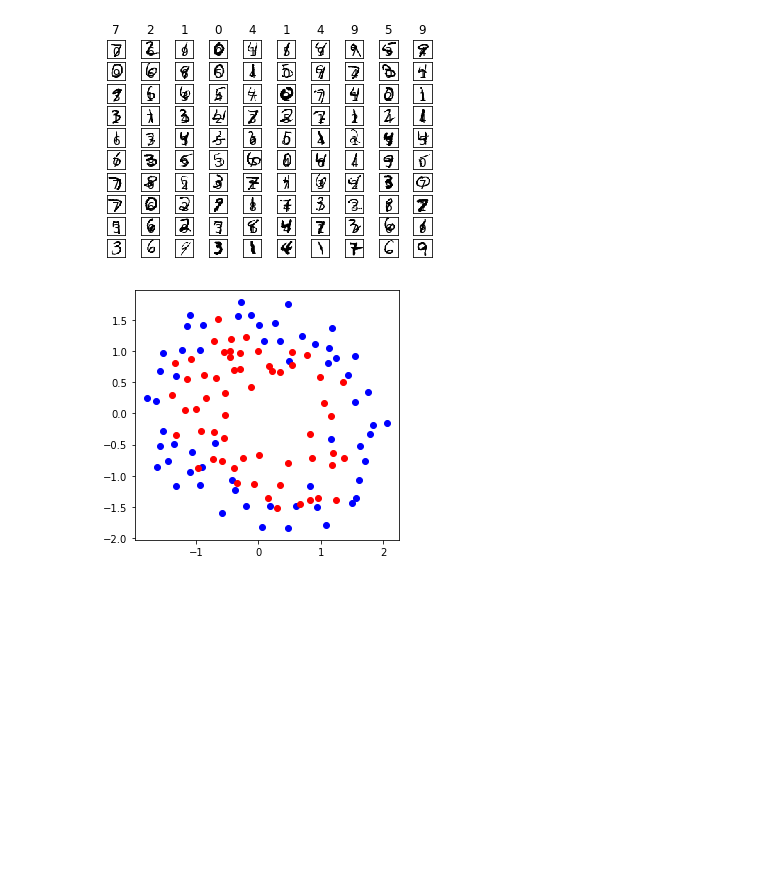
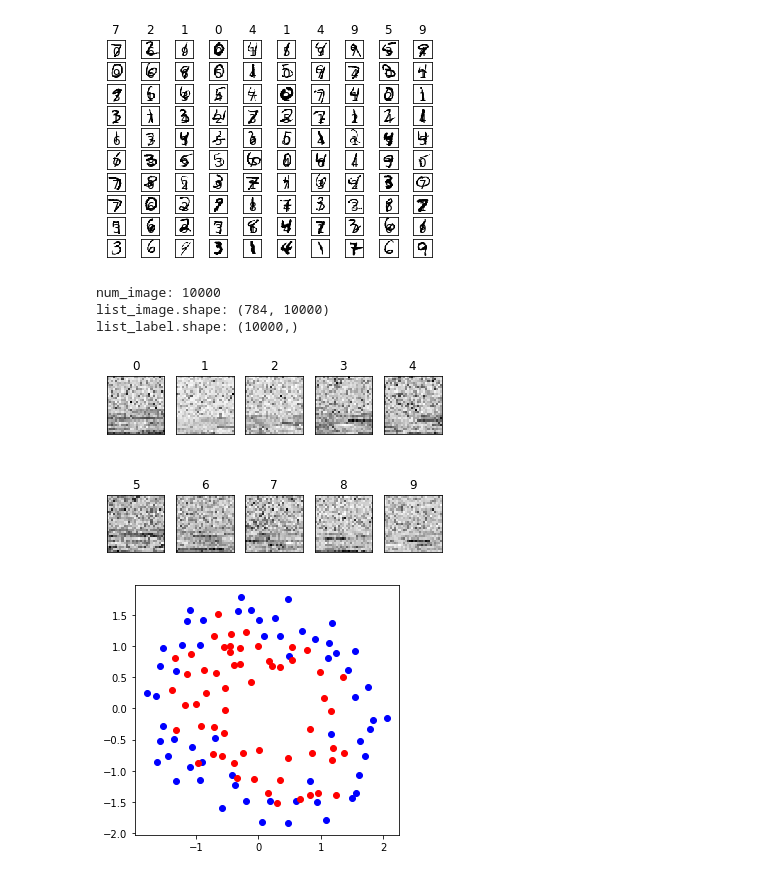
Before and after one commit to SuhyeonHa/MatrixComputation, a Jupyter notebook: Assignment08.ipynb, the cells around one changed output. Cells and saved outputs as stored; diff of their text form; code cells hidden in the pictures; blank space fills up the shorter version.

Commit message:
Plot the average images of the same label for each digit

```diff
--- a/Assignment08.ipynb
+++ b/Assignment08.ipynb
@@ -79,6 +79,59 @@ for i in range(100):
 plt.show()
 # %% [output]
 [figure]
+# %%
+print(f'num_image: {num_image}')
+print(f'list_image.shape: {list_image.shape}')
+print(f'list_label.shape: {list_label.shape}')
+# %% [output]
+num_image: 10000
+list_image.shape: (784, 10000)
+list_label.shape: (10000,)
+# %%
+avg_images = []
+repr_images = []
+num_label = 10
+size_img = size_row * size_col # resolution
+# repr_img = np.zeros((size_row, size_col), dtype=float)
+
+for i in range(num_label):
+  avg_images.append(list())
+  repr_images.append(np.zeros((size_row * size_col), dtype=float))
+
+# colect images according to their labels
+for j in range(num_label):
+  for i in range(num_image):
+    if list_label[i] == j:
+        avg_images[j].append(list_image[:, i])
+
+for i in range(num_label):
+  avg_images[i] = np.array(avg_images[i])
+
+# calculate ans assign the average values
+for i in range(num_label):
+  for j in range(size_img):
+    repr_images[i][j] = np.mean(avg_images[i][j, :])
+
+# for i in range(10):
+#   print(repr_images[i].shape)
+# %%
+for i in range(num_label):
+
+    label       = i
+    im_vector   = repr_images[i]
+    im_matrix   = im_vector.reshape((size_row, size_col))
+
+    plt.subplot(2, 5, i+1)
+    plt.title(label)
+    plt.imshow(im_matrix, cmap='Greys', interpolation='None')
+
+    frame   = plt.gca()
+    frame.axes.get_xaxis().set_visible(False)
+    frame.axes.get_yaxis().set_visible(False)
+
+plt.show()
+# %% [output]
+[figure, added]
 # %%
 def normalize_data(X):
     mean = np.mean(X, axis=0)
```
